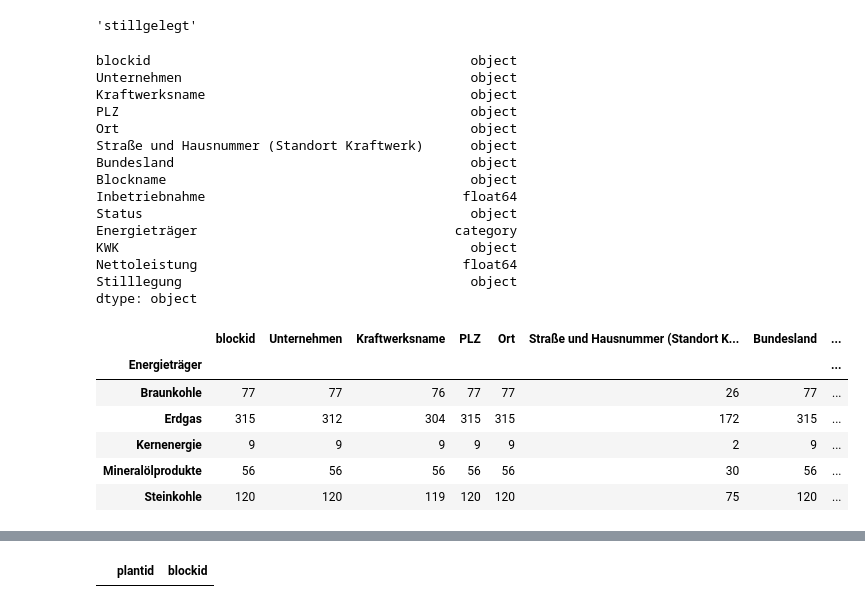
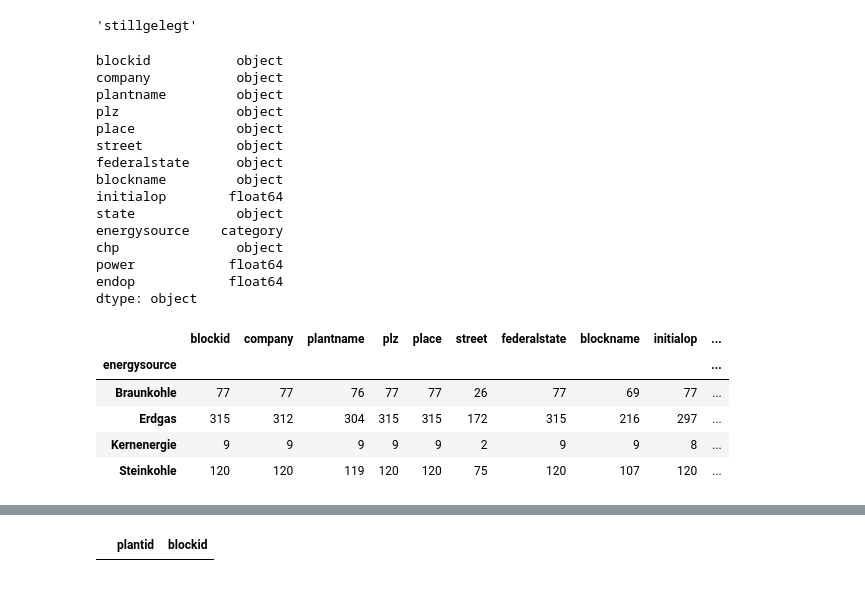
Before and after one commit to sidietz/plantwatch-data, a Jupyter notebook: basic/toblocks-v3.ipynb, the cells around one changed output, grey strips where cells are left out. Saved outputs shown, nothing was run; the diff lists cells and outputs as text; code cells hidden in the pictures.

```diff
--- a/basic/toblocks-v3.ipynb
+++ b/basic/toblocks-v3.ipynb
@@ -116,7 +191,7 @@ pl2['Nettoleistung'] = pl2['Nettoleistung'].apply(pd.to_numeric)
 # %%
 #pl2[pl2.duplicated(['blockid'], keep=False)].sort_values("blockid", ascending=False)
 # %%
-cols = [10, 11,12,14,17,18,19]
-pl3 = pl2.drop(pl2.columns[cols],axis=1)
+#cols = [10,11,12,14,17,18,19]
+#pl3 = pl2.drop(pl2.columns[cols],axis=1)
 # %%
 #pl3.groupby('Unternehmen').max()
@@ -156,34 +233,34 @@ def fix_kwk(x):
 # %%
 #pl4 = pl3.ap
 # %%
-pl4['Unternehmen'] = pl4['Unternehmen'].apply(lambda x: fix_company(x))
-pl4['Stilllegung'] = pl4['Status'].apply(lambda x: extract_still(x))
-pl4['Status'] = pl4['Status'].apply(lambda x: extract_state(x))
-pl4['KWK'] = pl4['KWK'].apply(lambda x: fix_kwk(x))
+pl4['company'] = pl4['company'].apply(lambda x: fix_company(x))
+pl4['endop'] = pl4['state'].apply(lambda x: extract_still(x))
+pl4['state'] = pl4['state'].apply(lambda x: extract_state(x))
+pl4['chp'] = pl4['chp'].apply(lambda x: fix_kwk(x))
 # %%
 newdf = pl4.copy()
 # %%
 newdf.dtypes
 # %% [output]
-blockid                                         object
-Unternehmen                                     object
-Kraftwerksname                                  object
-PLZ                                             object
-Ort                                             object
-Straße und Hausnummer (Standort Kraftwerk)      object
-Bundesland                                      object
-Blockname                                       object
-Inbetriebnahme                                 float64
-Status                                          object
-Energieträger                                 category
-KWK                                             object
-Nettoleistung                                  float64
-Stilllegung                                     object
+blockid           object
+company           object
+plantname         object
+plz               object
+place             object
+street            object
+federalstate      object
+blockname         object
+initialop        float64
+state             object
+energysource    category
+chp               object
+power            float64
+endop            float64
 dtype: object
 # %%
-newdf["Status"] = newdf["Status"].astype('category')
-newdf["Status"] = newdf["Status"].cat.set_categories(['in Betrieb', 'Gesetzlich an Stilllegung gehindert', 'Netzreserve',  'Sicherheitsbereitschaft', 'Sonderfall', 'vorläufig stillgelegt', 'stillgelegt'], ordered=True)
+newdf["state"] = newdf["state"].astype('category')
+newdf["state"] = newdf["state"].cat.set_categories(['in Betrieb', 'Gesetzlich an Stilllegung gehindert', 'Netzreserve',  'Sicherheitsbereitschaft', 'Sonderfall', 'vorläufig stillgelegt', 'stillgelegt'], ordered=True)
 # %%
-newdf["KWK"] = newdf["KWK"].astype('category')
-newdf["KWK"] = newdf["KWK"].cat.set_categories(['Ja', 'Nein'], ordered=True)
+newdf["chp"] = newdf["chp"].astype('category')
+newdf["chp"] = newdf["chp"].cat.set_categories(['Ja', 'Nein'], ordered=True)
 # %%
@@ -191,13 +268,12 @@ atest = newdf.groupby("KWK")
 # %%
-newdf.groupby("Energieträger").count()
+newdf.groupby("energysource").count()
 # %% [output]
-|  | blockid | Unternehmen | Kraftwerksname | PLZ | Ort | Straße und Hausnummer (Standort K... | Bundesland | ... |
-| Energieträger |  |  |  |  |  |  |  | ... |
-| Braunkohle | 77 | 77 | 76 | 77 | 77 | 26 | 77 | ... |
-| Erdgas | 315 | 312 | 304 | 315 | 315 | 172 | 315 | ... |
-| Kernenergie | 9 | 9 | 9 | 9 | 9 | 2 | 9 | ... |
-| Mineralölprodukte | 56 | 56 | 56 | 56 | 56 | 30 | 56 | ... |
-| Steinkohle | 120 | 120 | 119 | 120 | 120 | 75 | 120 | ... |
+|  | blockid | company | plantname | plz | place | street | federalstate | blockname | initialop | ... |
+| energysource |  |  |  |  |  |  |  |  |  | ... |
+| Braunkohle | 77 | 77 | 76 | 77 | 77 | 26 | 77 | 69 | 77 | ... |
+| Erdgas | 315 | 312 | 304 | 315 | 315 | 172 | 315 | 216 | 297 | ... |
+| Kernenergie | 9 | 9 | 9 | 9 | 9 | 2 | 9 | 9 | 8 | ... |
+| Steinkohle | 120 | 120 | 119 | 120 | 120 | 75 | 120 | 107 | 120 | ... |
 # %%
 atest.count()
 # %% [output]
```
Also changed, not shown: parts of 59 cells of this notebook.
